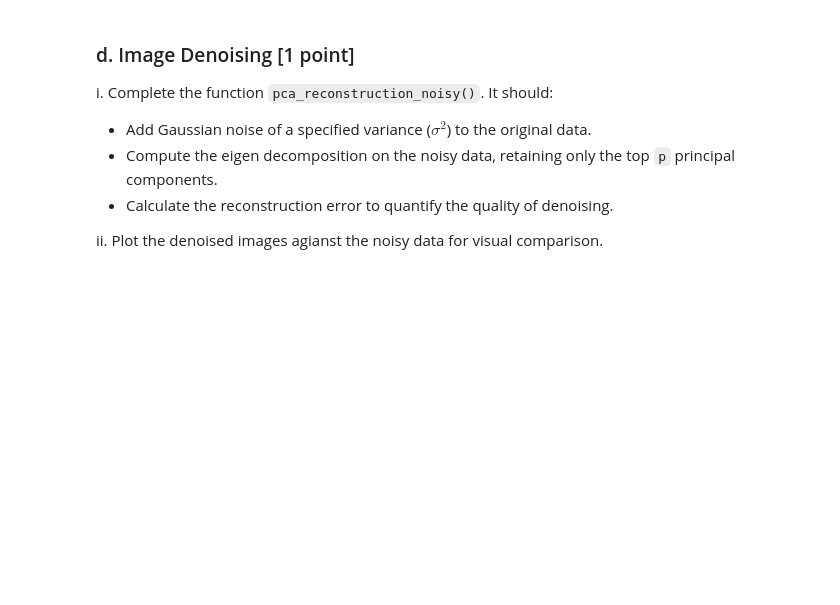
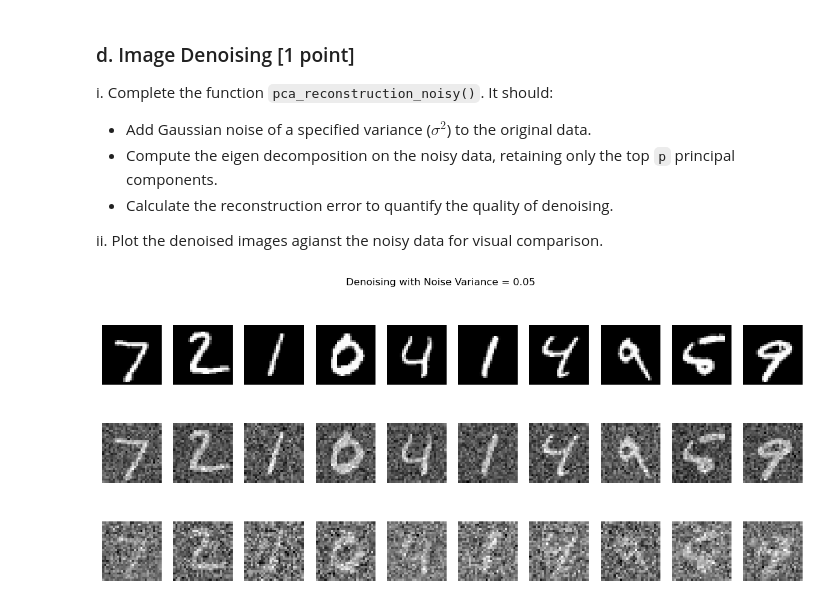
Before and after one commit to mobashirrahman/nnti, a Jupyter notebook: Assignment3/NNTI_Assignment3_(Q3.4).ipynb, the cells around one changed output. Saved outputs shown, nothing was run; the diff lists cells and outputs as text; code cells hidden in the pictures; blank space fills up the shorter version.

```diff
--- a/Assignment3/NNTI_Assignment3_(Q3.4).ipynb
+++ b/Assignment3/NNTI_Assignment3_(Q3.4).ipynb
@@ -200,13 +347,30 @@ def pca_reconstruction_noisy(X, noise_var=0.05, p=100):
-# %%
-### Driver code for the previousky defined functions
-noise_levels = [0.05, 0.15, 0.25, 0.5]
-errors = []
-
-for noise_var in noise_levels:
-    error, X_reconstructed = pca_reconstruction_noisy(X, noise_var, p=200)
-    errors.append(error)
-
-    # Visualize some of the recovered images
-    ##TODO##
-
-print(f"Reconstruction Errors for different noise levels: {errors}")
+# %%
+# Visualize some of the original, noisy, and reconstructed images
+fig, axes = plt.subplots(3, 10, figsize=(15, 6))
+
+# Generate noisy data for visualization
+X_noisy = mnist_noised(X, noise_var=noise_var)
+
+for i in range(10):
+    # Original images
+    axes[0, i].imshow(X[i].reshape(28, 28), cmap='gray')
+    axes[0, i].axis('off')
+    if i == 0:
+        axes[0, i].set_ylabel('Original', fontsize=12)
+
+    # Noisy images
+    axes[1, i].imshow(X_noisy[i].reshape(28, 28), cmap='gray')
+    axes[1, i].axis('off')
+    if i == 0:
+        axes[1, i].set_ylabel('Noisy', fontsize=12)
+
+    # Reconstructed (denoised) images
+    axes[2, i].imshow(X_reconstructed[i].reshape(28, 28), cmap='gray')
+    axes[2, i].axis('off')
+    if i == 0:
+        axes[2, i].set_ylabel('Denoised', fontsize=12)
+
+plt.suptitle(f'Denoising with Noise Variance = {noise_var}')
+plt.show()
+# %% [output]
+[figure, added]
```
Also changed, not shown: parts of 11 cells of this notebook, 1 other file.
